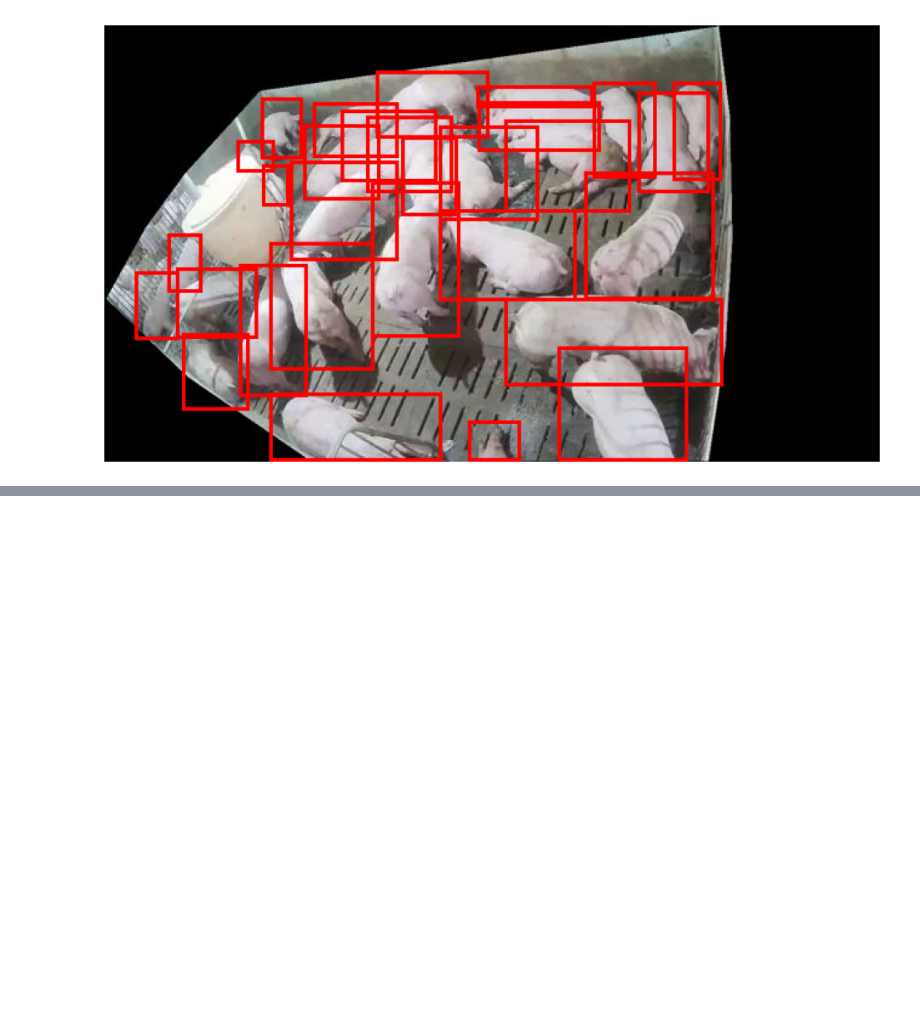
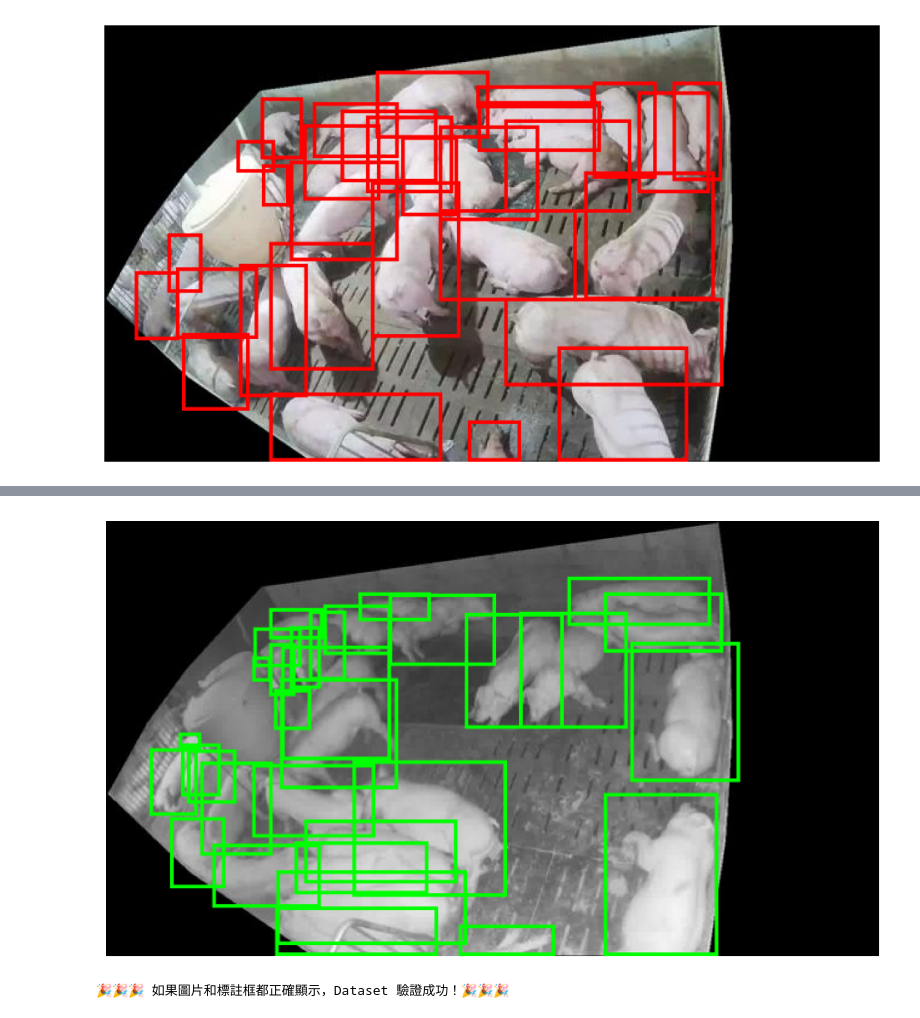
Before and after one commit to Candibulldog/Swine-Detection, a Jupyter notebook: notebooks/main.ipynb, the cells around one changed output, grey strips where cells are left out. Cells and saved outputs as stored; diff of their text form; code cells hidden in the pictures; blank space fills up the shorter version.

```diff
--- a/notebooks/main.ipynb
+++ b/notebooks/main.ipynb
@@ -211,3 +211,78 @@ plt.show()
 28      1      130     115        22         34
 29      1      109      95        31         26
 [figure]
+# %%
+# ===================================================================
+# 驗證 PyTorch Dataset Class
+# ===================================================================
+import torch
+import random
+from PIL import Image, ImageDraw
+import matplotlib.pyplot as plt
+
+# --- 1. 從我們寫的 .py 檔案中引入 PigDataset Class ---
+#    這一步能成功，代表 git pull 生效了，且 Python 能找到我們的模組
+try:
+    from src.dataset import PigDataset
+    print("✅ 成功從 src.dataset 引入 PigDataset！")
+except ImportError:
+    print("❌ 引入失敗！請確認 git pull 是否成功，以及 src/dataset.py 是否存在。")
+    # 如果引入失敗，後面的程式碼會出錯，所以在這裡停下
+    raise
+
+# --- 2. 初始化 Dataset ---
+#    我們把 Colab 中的資料路徑傳給它
+root_dir = "/content/data"
+dataset = PigDataset(root_dir=root_dir)
+print(f"✅ Dataset 初始化成功！")
+
+# --- 3. 驗證長度 __len__ ---
+print(f"🔍 資料集總長度 (圖片數量): {len(dataset)}")
+if len(dataset) == 1266:
+    print("✅ 長度正確！(1266)")
+else:
+    print(f"❌ 長度錯誤！預期 1266，但得到 {len(dataset)}")
+
+# --- 4. 驗證單筆資料 __getitem__ ---
+#    隨機選擇一個索引來測試
+random_idx = random.randint(0, len(dataset) - 1)
+print(f"\n--- 正在測試索引為 {random_idx} 的資料 ---")
+
+# 取出資料
+image, target = dataset[random_idx]
+
+# 驗證回傳的型態
+print(f"🔍 回傳 image 的型態: {type(image)}")
+print(f"🔍 回傳 target 的型態: {type(target)}")
+
+# 驗證 target 的內容
+print(f"🔍 target 的鍵 (keys): {target.keys()}")
+print(f"🔍 'boxes' 的型態: {type(target['boxes'])}")
+print(f"🔍 'boxes' 的資料型態 (dtype): {target['boxes'].dtype}")
+print(f"🔍 'boxes' 的形狀 (shape): {target['boxes'].shape}")
+print(f"🔍 'labels' 的型態: {type(target['labels'])}")
+print(f"🔍 'labels' 的資料型態 (dtype): {target['labels'].dtype}")
+print(f"🔍 'labels' 的形狀 (shape): {target['labels'].shape}")
+
+# --- 5. (最終視覺化驗證) 將取出的 Tensor 標註框畫回圖片上 ---
+#    這一步是把 EDA 的流程再做一次，但這次的資料來源是我們的 Dataset Class
+#    而不是直接讀取 gt.txt，可以確保我們的座標轉換等邏輯都正確無誤。
+draw = ImageDraw.Draw(image)
+boxes = target['boxes'] # 取得 Tensor 格式的 boxes
+
+for box in boxes:
+    # Tensor 裡的座標是 [xmin, ymin, xmax, ymax]
+    draw.rectangle(
+        [(box[0], box[1]), (box[2], box[3])],
+        outline="lime", # 用不同的顏色 (萊姆綠) 來區分
+        width=3
+    )
+
+print("\n--- 視覺化驗證結果 ---")
+plt.figure(figsize=(10, 10))
+plt.imshow(image)
+plt.axis('off')
+plt.show()
+
+print("\n\n🎉🎉🎉 如果圖片和標註框都正確顯示，Dataset 驗證成功！🎉🎉🎉")
+# %% [output]
@@ -213,0 +306,2 @@ plt.show()
+[figure, added]
+🎉🎉🎉 如果圖片和標註框都正確顯示，Dataset 驗證成功！🎉🎉🎉
```
Also changed, not shown: parts of 4 cells of this notebook, 10 other files.
